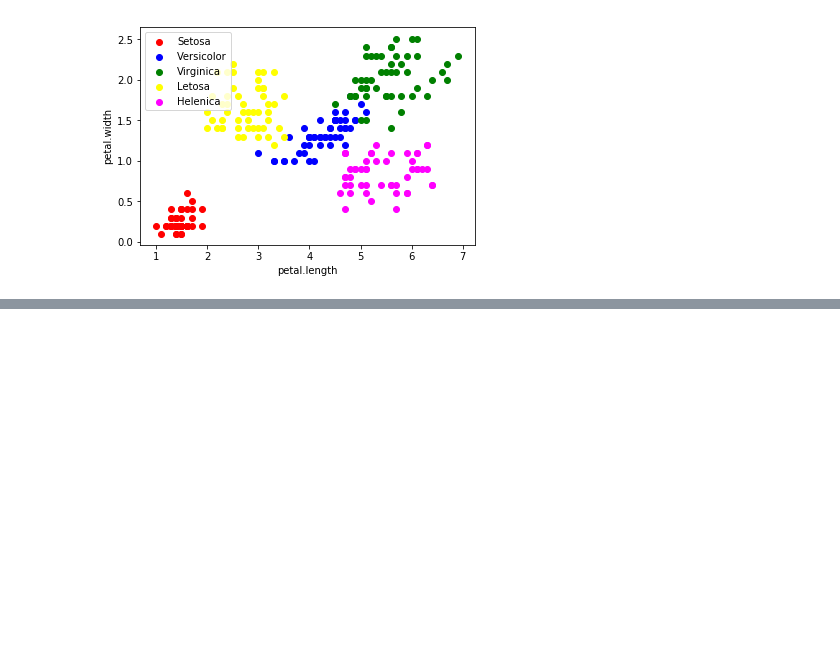
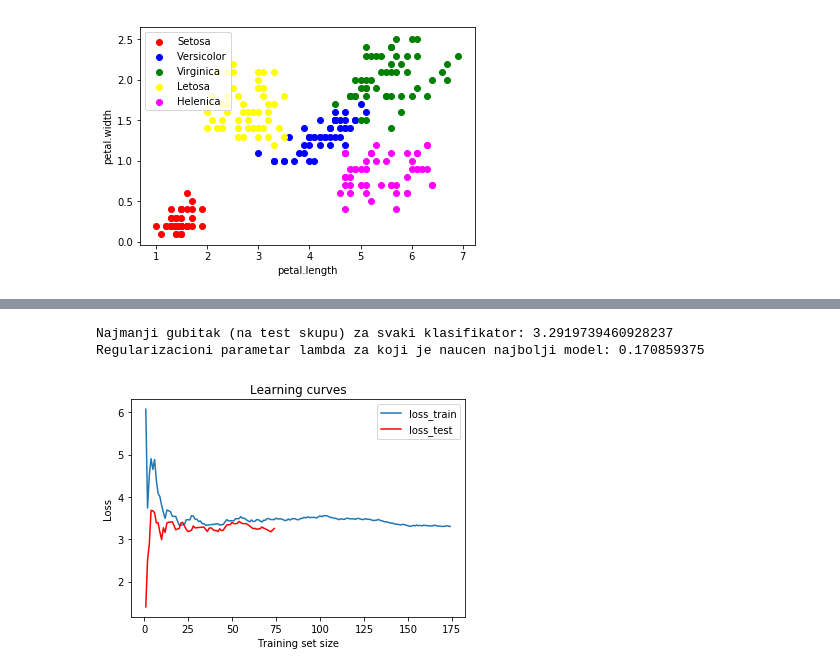
Before and after one commit to alexein777/ml-model-implementations, a Jupyter notebook: andrew_ng/07_neural_multiclass_classification.ipynb, the cells around one changed output, grey strips where cells are left out. Saved outputs shown, nothing was run; the diff lists cells and outputs as text; code cells hidden in the pictures; blank space fills up the shorter version.

```diff
--- a/andrew_ng/07_neural_multiclass_classification.ipynb
+++ b/andrew_ng/07_neural_multiclass_classification.ipynb
@@ -319,0 +436,6 @@ print(nn.predict(x))
+# %%
+losses_test = [clf.loss(X_test, y_test) for clf in classifiers]
+
+print('Funkcije gubitka za svaki klasifikator posebno na test skupu:')
+for i in range(len(losses_test)):
+    print(f'Klasifikator {i}: loss = {losses_test[i]}')
@@ -319,0 +453,21 @@ print(nn.predict(x))
+# %%
+min_loss = float('inf')
+best_clf2 = None
+best_lambda = None
+
+for i in range(len(losses_test)):
+    if losses_test[i] < min_loss:
+        min_loss = losses_test[i]
+        best_clf2 = classifiers[i]
+        best_lambda = lambdas[i]
+
+print(f'Najmanji gubitak (na test skupu) za svaki klasifikator: {min_loss}')
+print(f'Regularizacioni parametar lambda za koji je naucen najbolji model: '
+      f'{best_clf2.lambda_learned}')
+# %% [output]
+Najmanji gubitak (na test skupu) za svaki klasifikator: 3.2919739460928237
+Regularizacioni parametar lambda za koji je naucen najbolji model: 0.170859375
+# %%
+nc.plot_learning_curves(X_train, y_train, X_test, y_test, best_clf2)
+# %% [output]
+[figure, added]
```
Also changed, not shown: parts of 22 cells of this notebook, 2 other files.
